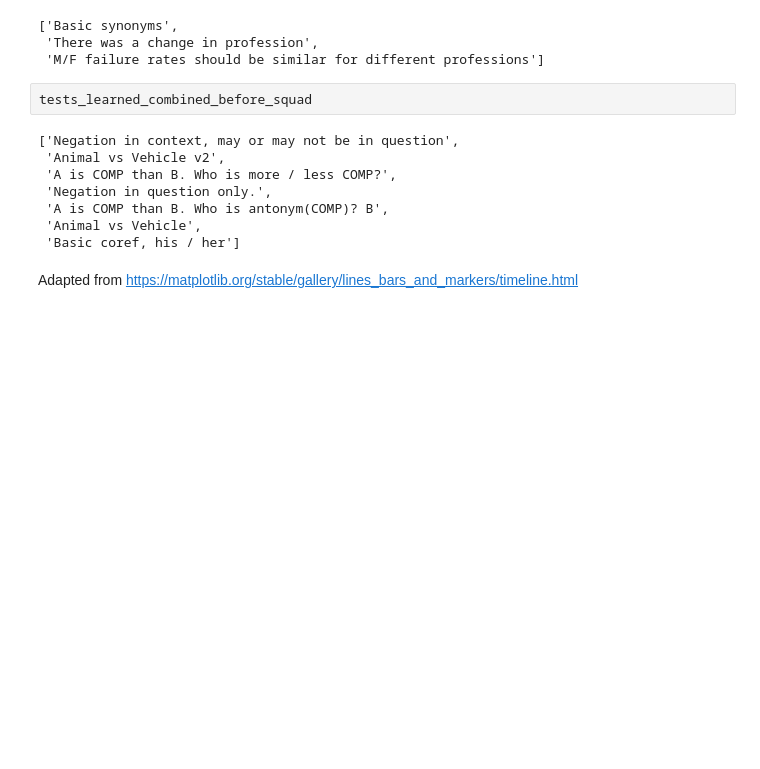
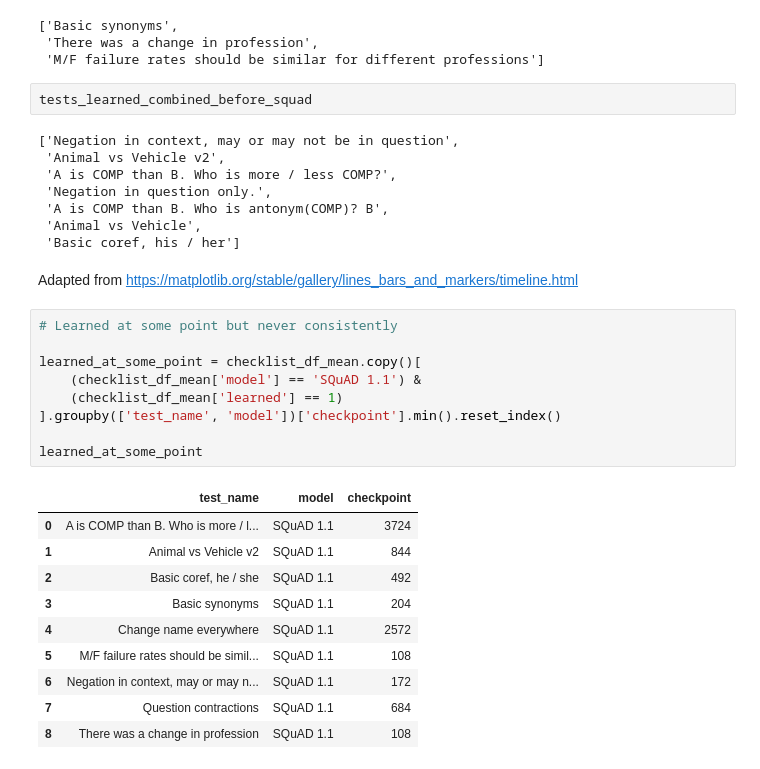
Before and after one commit to stevieg3/when-do-reading-comprehension-models-learn, a Jupyter notebook: notebooks/final_plots/11-CheckList hierarchy.ipynb, the cells around one changed output. Saved outputs shown, nothing was run; the diff lists cells and outputs as text; blank space fills up the shorter version.

```diff
--- a/notebooks/final_plots/11-CheckList hierarchy.ipynb
+++ b/notebooks/final_plots/11-CheckList hierarchy.ipynb
@@ -337,3 +337,23 @@ tests_learned_combined_before_squad
  'Basic coref, his / her']
 # %% [markdown]
 Adapted from https://matplotlib.org/stable/gallery/lines_bars_and_markers/timeline.html
+# %%
+# Learned at some point but never consistently
+
+learned_at_some_point = checklist_df_mean.copy()[
+    (checklist_df_mean['model'] == 'SQuAD 1.1') &
+    (checklist_df_mean['learned'] == 1)
+].groupby(['test_name', 'model'])['checkpoint'].min().reset_index()
+
+learned_at_some_point
+# %% [output]
+|  | test_name | model | checkpoint |
+| 0 | A is COMP than B. Who is more / l... | SQuAD 1.1 | 3724 |
+| 1 | Animal vs Vehicle v2 | SQuAD 1.1 | 844 |
+| 2 | Basic coref, he / she | SQuAD 1.1 | 492 |
+| 3 | Basic synonyms | SQuAD 1.1 | 204 |
+| 4 | Change name everywhere | SQuAD 1.1 | 2572 |
+| 5 | M/F failure rates should be simil... | SQuAD 1.1 | 108 |
+| 6 | Negation in context, may or may n... | SQuAD 1.1 | 172 |
+| 7 | Question contractions | SQuAD 1.1 | 684 |
+| 8 | There was a change in profession | SQuAD 1.1 | 108 |
```
Also changed, not shown: parts of 11 cells of this notebook, 1 other file.
